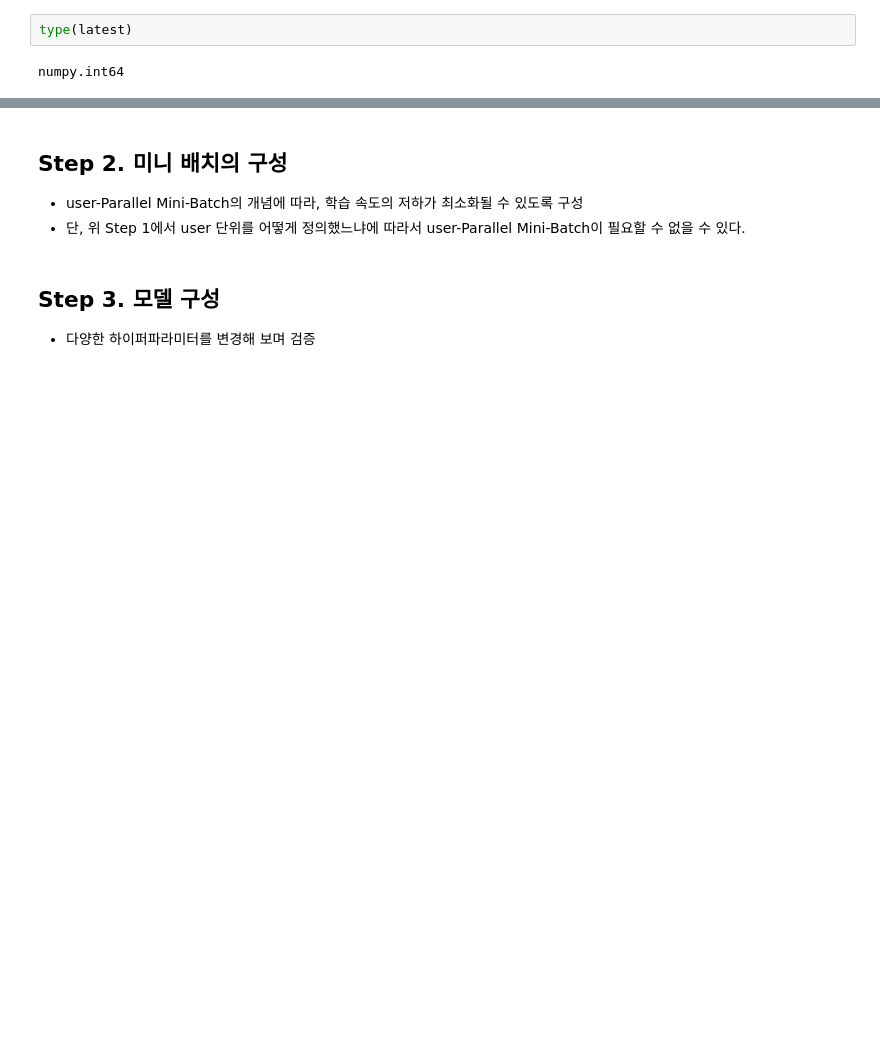
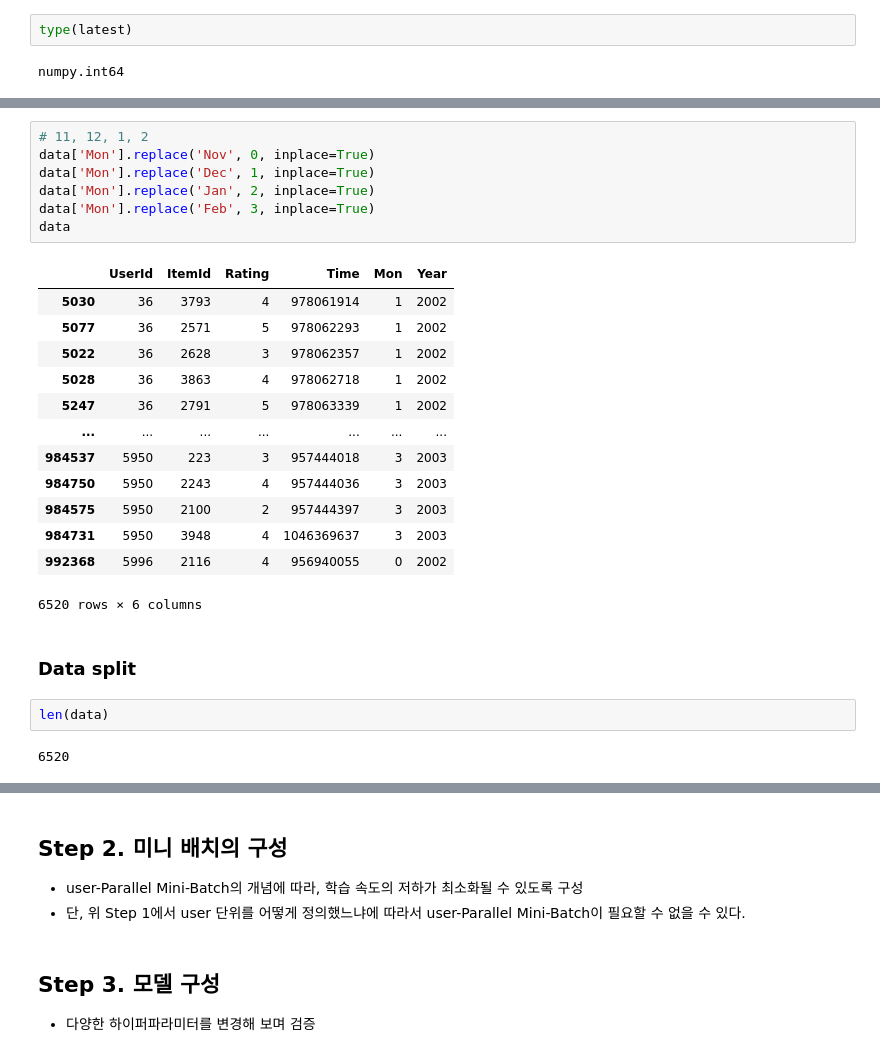
Before and after one commit to vg-rlo/aiffel-mini-projects, a Jupyter notebook: Exploration/Gru_movie_recommendation/[E-17]MovieRecommendationUsingGRU.ipynb, the cells around one changed output, grey strips where cells are left out. Cells and saved outputs as stored; diff of their text form; blank space fills up the shorter version.

```diff
--- a/Exploration/Gru_movie_recommendation/[E-17]MovieRecommendationUsingGRU.ipynb
+++ b/Exploration/Gru_movie_recommendation/[E-17]MovieRecommendationUsingGRU.ipynb
@@ -188,0 +432,27 @@ numpy.int64
+# %%
+# 11, 12, 1, 2
+data['Mon'].replace('Nov', 0, inplace=True)
+data['Mon'].replace('Dec', 1, inplace=True)
+data['Mon'].replace('Jan', 2, inplace=True)
+data['Mon'].replace('Feb', 3, inplace=True)
+data
+# %% [output]
+|  | UserId | ItemId | Rating | Time | Mon | Year |
+| 5030 | 36 | 3793 | 4 | 978061914 | 1 | 2002 |
+| 5077 | 36 | 2571 | 5 | 978062293 | 1 | 2002 |
+| 5022 | 36 | 2628 | 3 | 978062357 | 1 | 2002 |
+| 5028 | 36 | 3863 | 4 | 978062718 | 1 | 2002 |
+| 5247 | 36 | 2791 | 5 | 978063339 | 1 | 2002 |
+| ... | ... | ... | ... | ... | ... | ... |
+| 984537 | 5950 | 223 | 3 | 957444018 | 3 | 2003 |
+| 984750 | 5950 | 2243 | 4 | 957444036 | 3 | 2003 |
+| 984575 | 5950 | 2100 | 2 | 957444397 | 3 | 2003 |
+| 984731 | 5950 | 3948 | 4 | 1046369637 | 3 | 2003 |
+| 992368 | 5996 | 2116 | 4 | 956940055 | 0 | 2002 |
+6520 rows × 6 columns
+# %% [markdown]
+### Data split
+# %%
+len(data)
+# %% [output]
+6520
```
Also changed, not shown: parts of 82 cells of this notebook.
